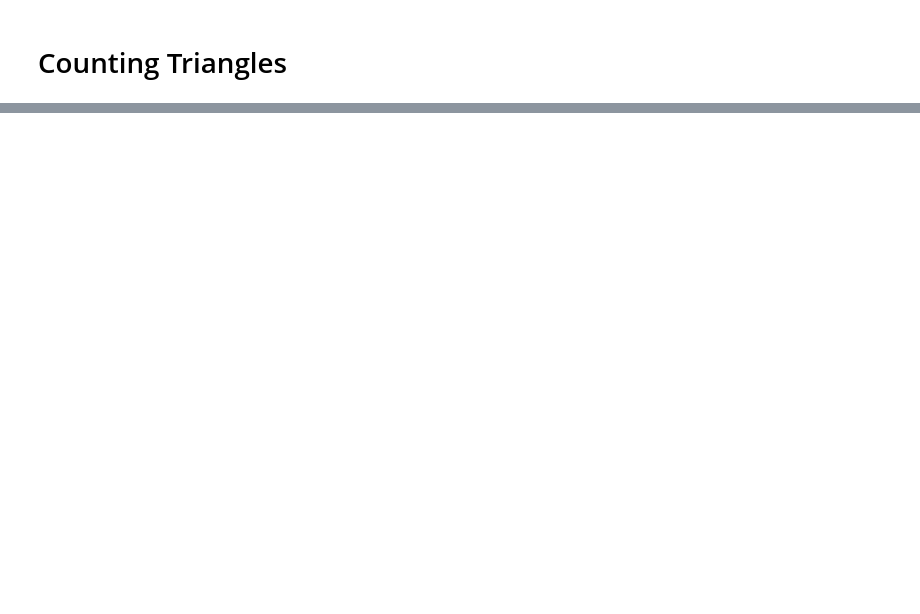
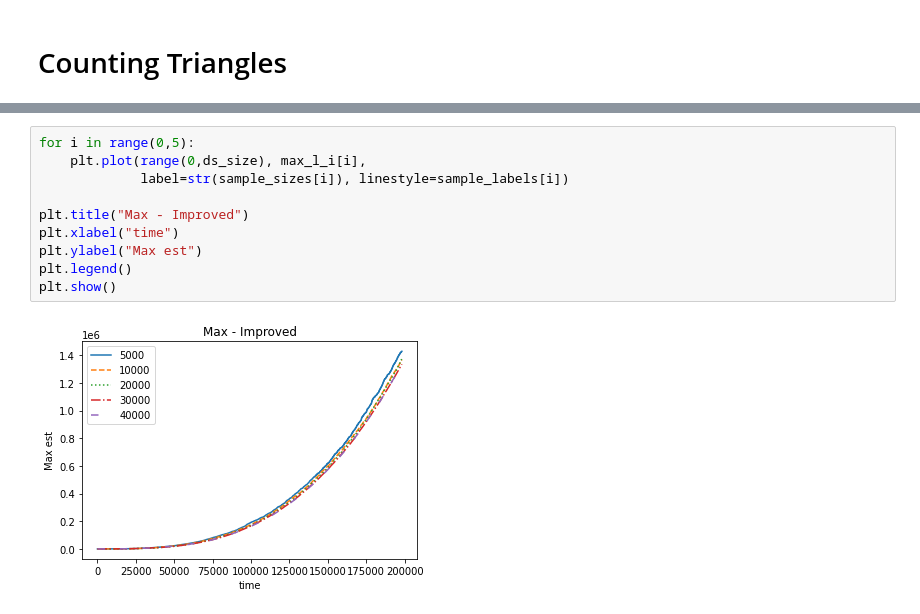
Before and after one commit to adamggibbs/cosc254-graph-triangle-counting, a Jupyter notebook: src/report.ipynb, the cells around one changed output, grey strips where cells are left out. Drawn from its saved outputs; the diff is of its cells as text; blank space fills up the shorter version.

```diff
--- a/src/report.ipynb
+++ b/src/report.ipynb
@@ -225,0 +238,12 @@ plt.show()
+# %%
+for i in range(0,5):
+    plt.plot(range(0,ds_size), max_l_i[i],
+             label=str(sample_sizes[i]), linestyle=sample_labels[i])
+
+plt.title("Max - Improved")
+plt.xlabel("time")
+plt.ylabel("Max est")
+plt.legend()
+plt.show()
+# %% [output]
+[figure, added]
```
Also changed, not shown: parts of 17 cells of this notebook.
